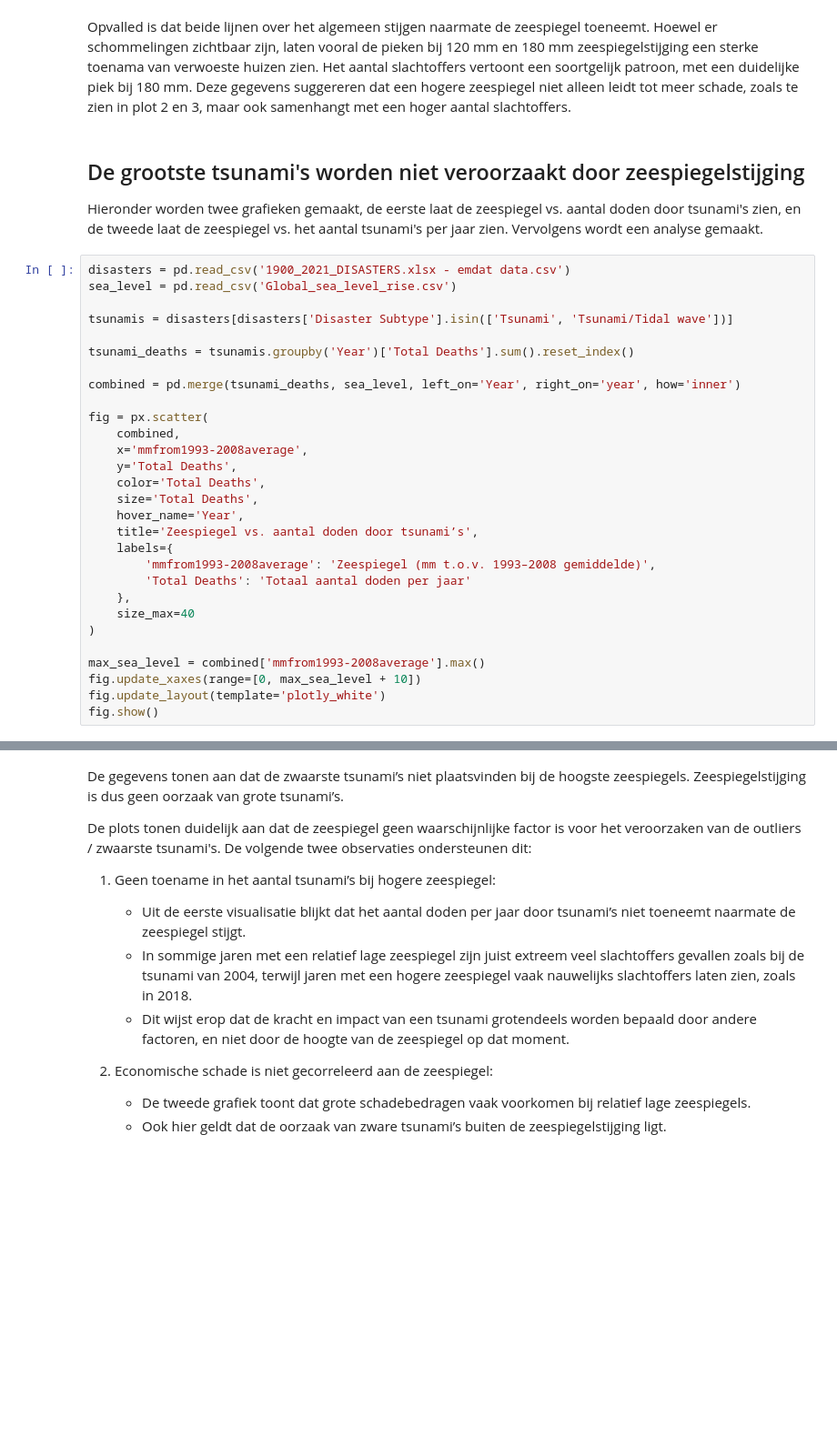
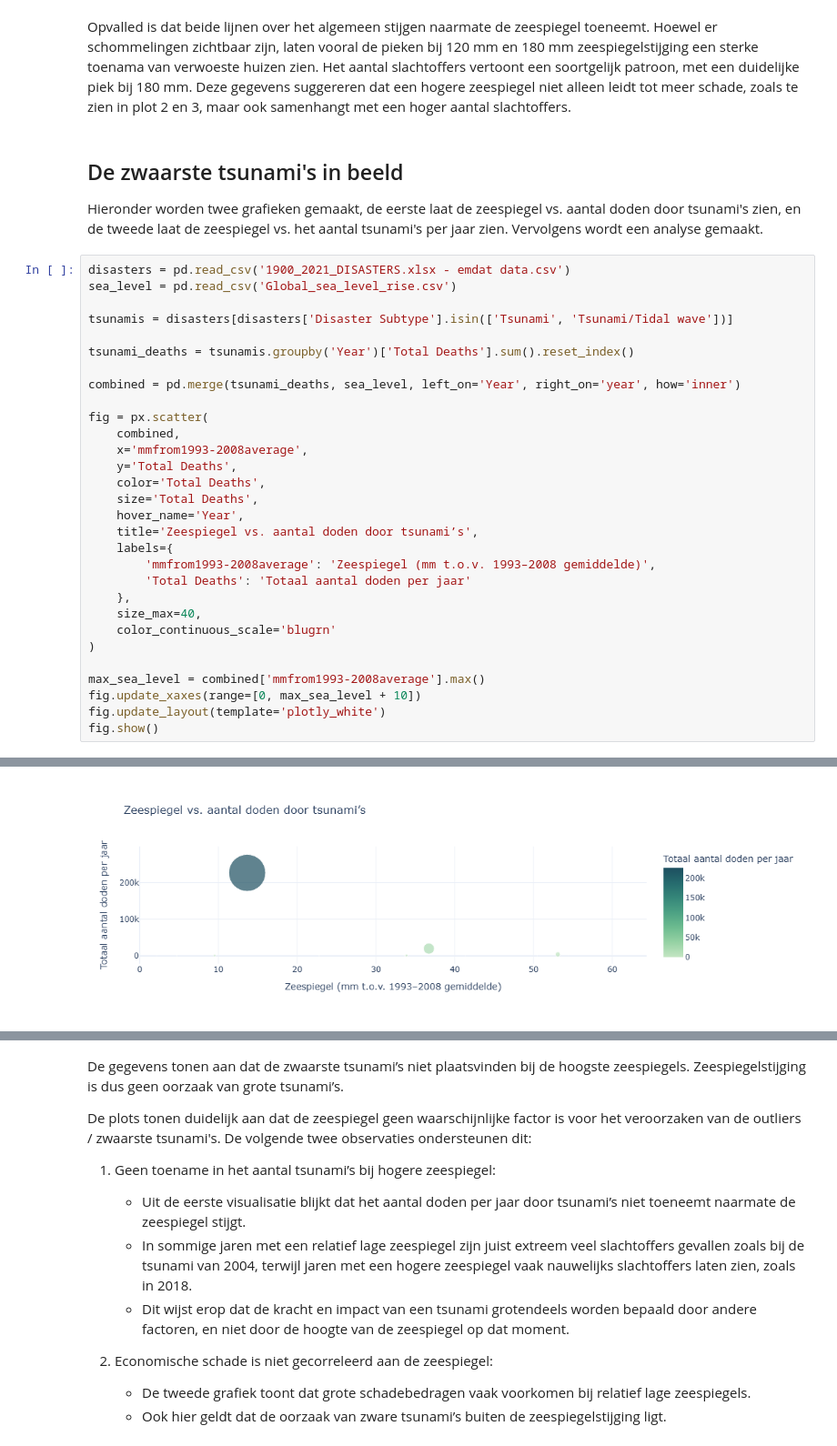
Before and after one commit to roosz/informatievisualisatie, a Jupyter notebook: _build/jupyter_execute/docs/voorindatasory.ipynb, the cells around one changed output, grey strips where cells are left out. Shown at 91% size. Cells and saved outputs as stored; diff of their text form; blank space fills up the shorter version.

```diff
--- a/_build/jupyter_execute/docs/voorindatasory.ipynb
+++ b/_build/jupyter_execute/docs/voorindatasory.ipynb
@@ -630,7 +624,7 @@ fig.show()
 Opvalled is dat beide lijnen over het algemeen stijgen naarmate de zeespiegel toeneemt. Hoewel er schommelingen zichtbaar zijn, laten vooral de pieken bij 120 mm en 180 mm zeespiegelstijging een sterke toenama van verwoeste huizen zien. Het aantal slachtoffers vertoont een soortgelijk patroon, met een duidelijke piek bij 180 mm.
 Deze gegevens suggereren dat een hogere zeespiegel niet alleen leidt tot meer schade, zoals te zien in plot 2 en 3, maar ook samenhangt met een hoger aantal slachtoffers.
 # %% [markdown]
-## De grootste tsunami's worden niet veroorzaakt door zeespiegelstijging
+## De zwaarste tsunami's in beeld
 Hieronder worden twee grafieken gemaakt, de eerste laat de zeespiegel vs. aantal doden door tsunami's zien, en de tweede laat de zeespiegel vs. het aantal tsunami's per jaar zien. Vervolgens wordt een analyse gemaakt.
 # %%
 disasters = pd.read_csv('1900_2021_DISASTERS.xlsx - emdat data.csv')
@@ -654,7 +648,8 @@ fig = px.scatter(
         'mmfrom1993-2008average': 'Zeespiegel (mm t.o.v. 1993–2008 gemiddelde)',
         'Total Deaths': 'Totaal aantal doden per jaar'
     },
-    size_max=40
+    size_max=40,
+    color_continuous_scale='blugrn'
 )
 
 max_sea_level = combined['mmfrom1993-2008average'].max()
@@ -666,3 +660,4 @@ fig.show()
+[figure, added]
 # %%
 import pandas as pd
 import plotly.graph_objects as go
```
Also changed, not shown: parts of 9 cells of this notebook, 14 other files.
